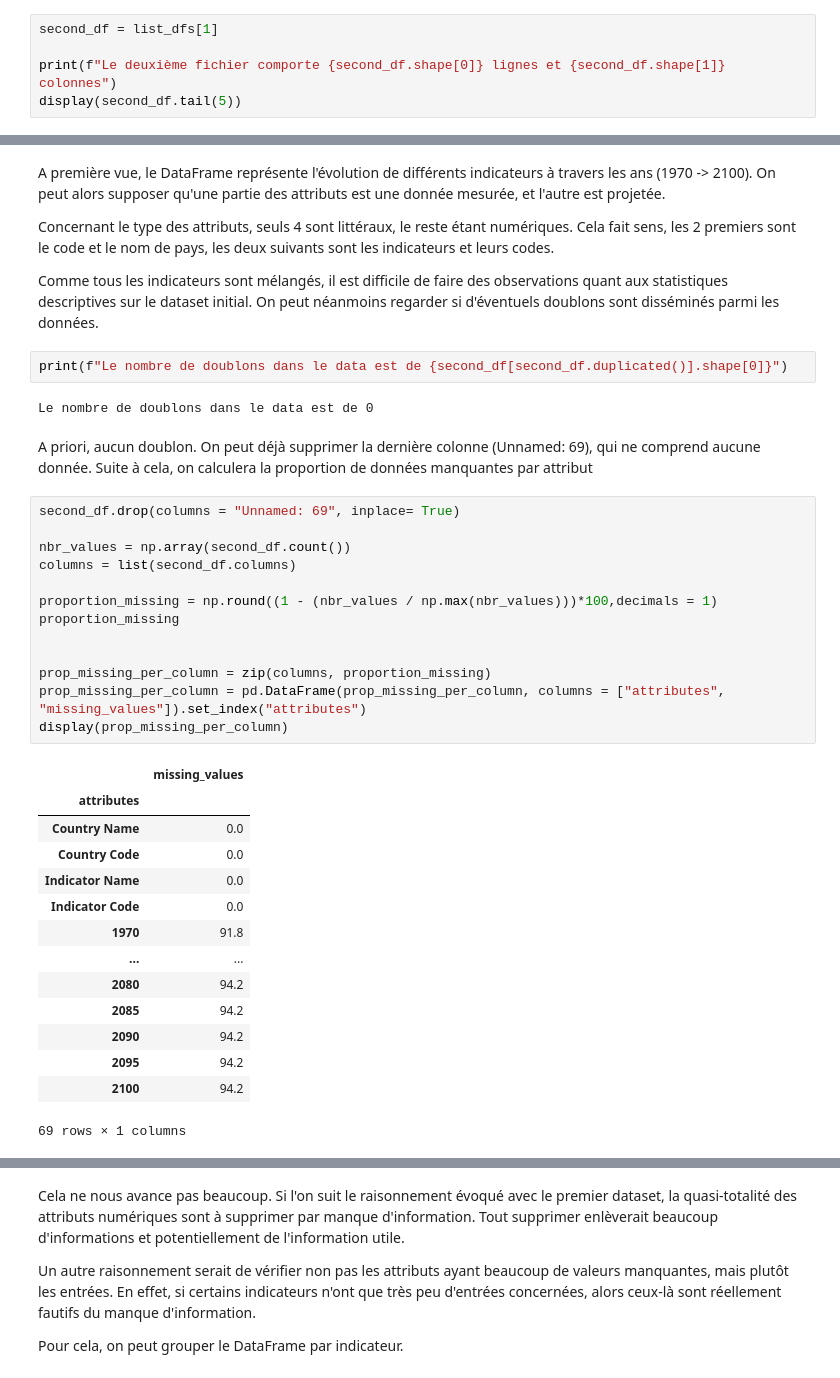
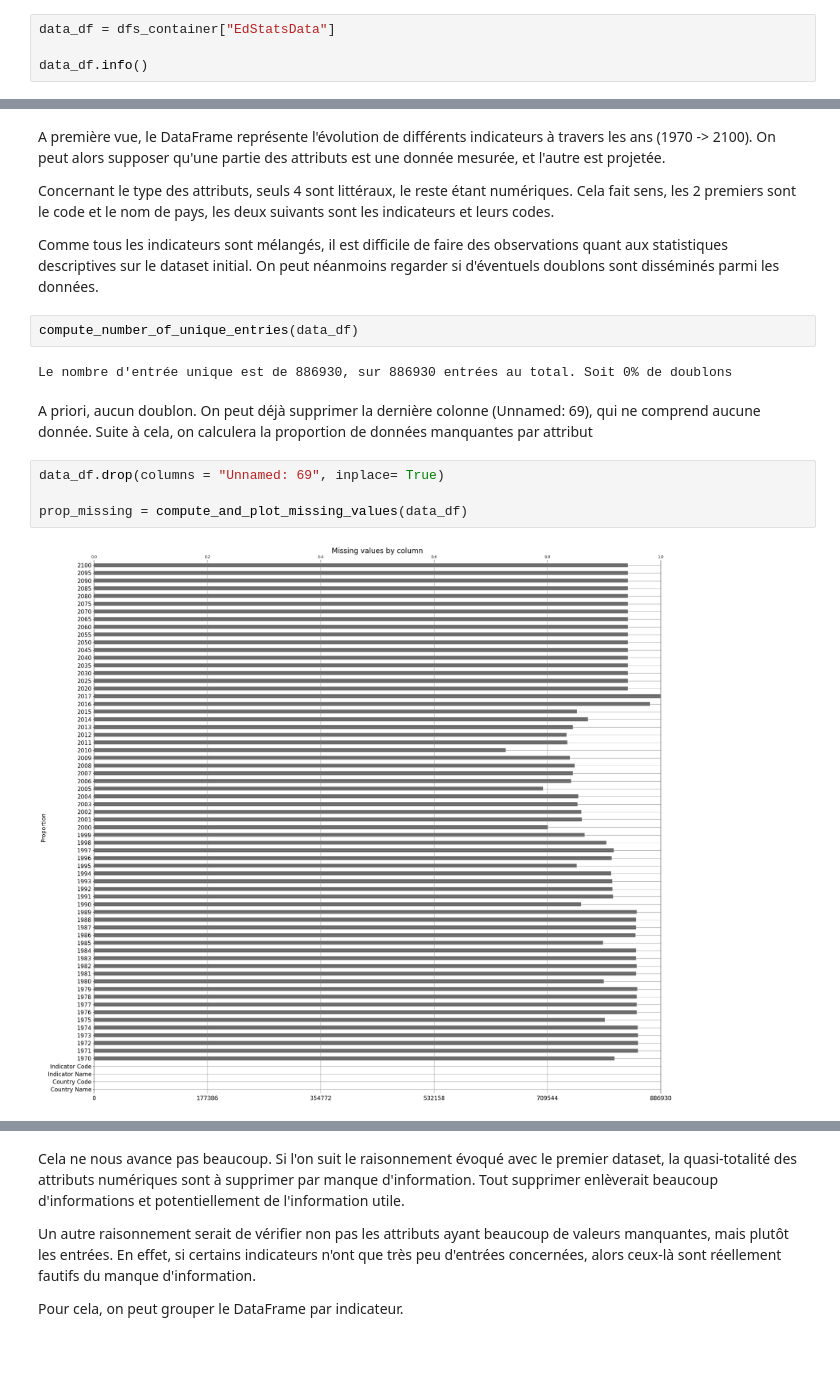
Before and after one commit to arnaud-degreze/OCR-Projet-2, a Jupyter notebook: Exo1.ipynb, the cells around one changed output, grey strips where cells are left out. Saved outputs shown, nothing was run; the diff lists cells and outputs as text; blank space fills up the shorter version.

```diff
--- a/Exo1.ipynb
+++ b/Exo1.ipynb
@@ -183,8 +271,7 @@ Name: count, dtype: int64
 # %% [markdown]
 ## Deuxième dataset
 # %%
-second_df = list_dfs[1]
+data_df = dfs_container["EdStatsData"]
 
-print(f"Le deuxième fichier comporte {second_df.shape[0]} lignes et {second_df.shape[1]} colonnes")
-display(second_df.tail(5))
+data_df.info()
 # %% [output]
@@ -237,36 +313,14 @@ Concernant le type des attributs, seuls 4 sont littéraux, le reste étant numé
 
 Comme tous les indicateurs sont mélangés, il est difficile de faire des observations quant aux statistiques descriptives sur le dataset initial. On peut néanmoins regarder si d'éventuels doublons sont disséminés parmi les données.
 # %%
-print(f"Le nombre de doublons dans le data est de {second_df[second_df.duplicated()].shape[0]}")
+compute_number_of_unique_entries(data_df)
 # %% [output]
-Le nombre de doublons dans le data est de 0
+Le nombre d'entrée unique est de 886930, sur 886930 entrées au total. Soit 0% de doublons
 # %% [markdown]
 A priori, aucun doublon. On peut déjà supprimer la dernière colonne (Unnamed: 69), qui ne comprend aucune donnée. Suite à cela, on calculera la proportion de données manquantes par attribut
 # %%
-second_df.drop(columns = "Unnamed: 69", inplace= True)
+data_df.drop(columns = "Unnamed: 69", inplace= True)
 
-nbr_values = np.array(second_df.count())
-columns = list(second_df.columns)
-
-proportion_missing = np.round((1 - (nbr_values / np.max(nbr_values)))*100,decimals = 1)
-proportion_missing
-
-
-prop_missing_per_column = zip(columns, proportion_missing)
-prop_missing_per_column = pd.DataFrame(prop_missing_per_column, columns = ["attributes", "missing_values"]).set_index("attributes")
-display(prop_missing_per_column)
+prop_missing = compute_and_plot_missing_values(data_df)
 # %% [output]
-|  | missing_values |
-| attributes |  |
-| Country Name | 0.0 |
-| Country Code | 0.0 |
-| Indicator Name | 0.0 |
-| Indicator Code | 0.0 |
-| 1970 | 91.8 |
-| ... | ... |
-| 2080 | 94.2 |
-| 2085 | 94.2 |
-| 2090 | 94.2 |
-| 2095 | 94.2 |
-| 2100 | 94.2 |
-69 rows × 1 columns
+[figure, added]
```
Also changed, not shown: parts of 54 cells of this notebook.
